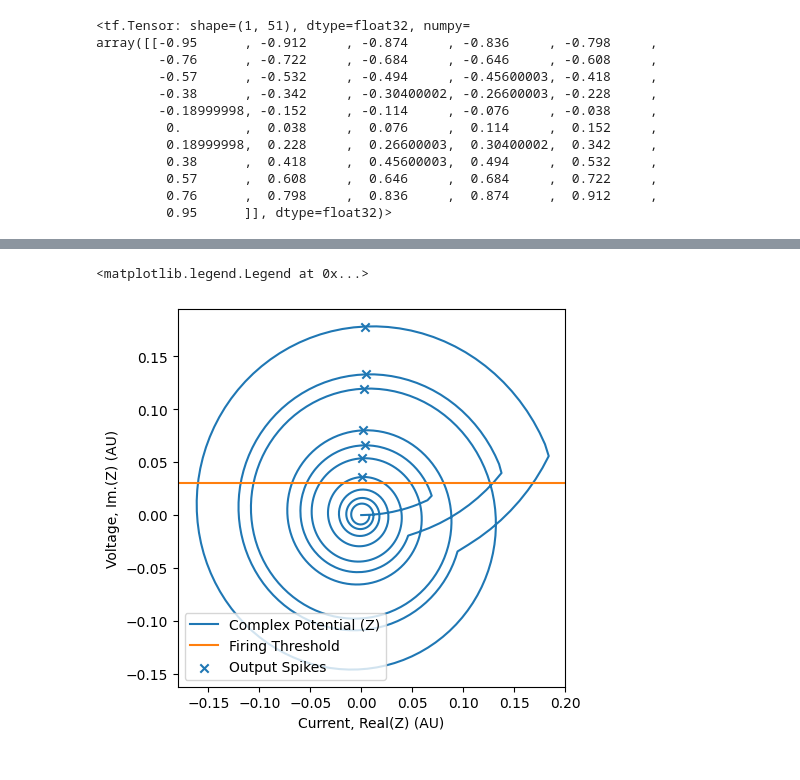
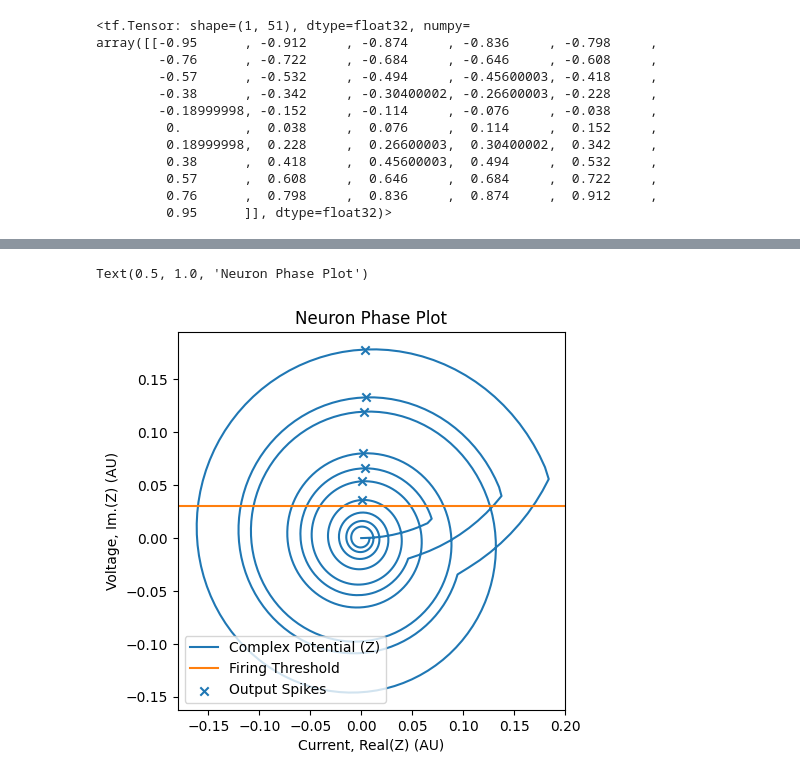
Before and after one commit to wilkieolin/phasor_networks, a Jupyter notebook: phasor neuron identity.ipynb, the cells around one changed output, grey strips where cells are left out. Cells and saved outputs as stored; diff of their text form; code cells hidden in the pictures.

```diff
--- a/phasor neuron identity.ipynb
+++ b/phasor neuron identity.ipynb
@@ -86,4 +105,4 @@ plt.scatter(in_spikes[0][0], in_spikes[0][1])
 # %%
-out_spikes = clayer.call_dynamic(in_spikes)
+out_spikes = clayer.call_dynamic(in_spikes, save_solutions=True)
 # %%
 sol = clayer.solutions[0]
@@ -131,15 +153,16 @@ n0_spkz = sol.y[pltind, v_tms]
 # %%
 plt.figure(dpi=dpi, figsize=(5,5))
 plt.plot(np.real(sol.y)[pltind,:], np.imag(sol.y)[pltind,:], label="Complex Potential (Z)")
 plt.plot([-0.25, 0.25], [threshold, threshold], label="Firing Threshold")
 plt.scatter(np.real(n0_spkz), np.imag(n0_spkz), marker="x", label="Output Spikes")
 plt.xlim(-0.18, 0.20)
 plt.xlabel("Current, Real(Z) (AU)")
 plt.ylabel("Voltage, Im.(Z) (AU)")
 plt.legend(loc="lower left")
+plt.title("Neuron Phase Plot")
 # %% [output]
-<matplotlib.legend.Legend at 0x...>
+Text(0.5, 1.0, 'Neuron Phase Plot')
-[figure, old version]
+[figure, new version]
 # %%
 lblinds = [0, 13, 25, 37, 50]
 
```
Also changed, not shown: parts of 17 cells of this notebook.
